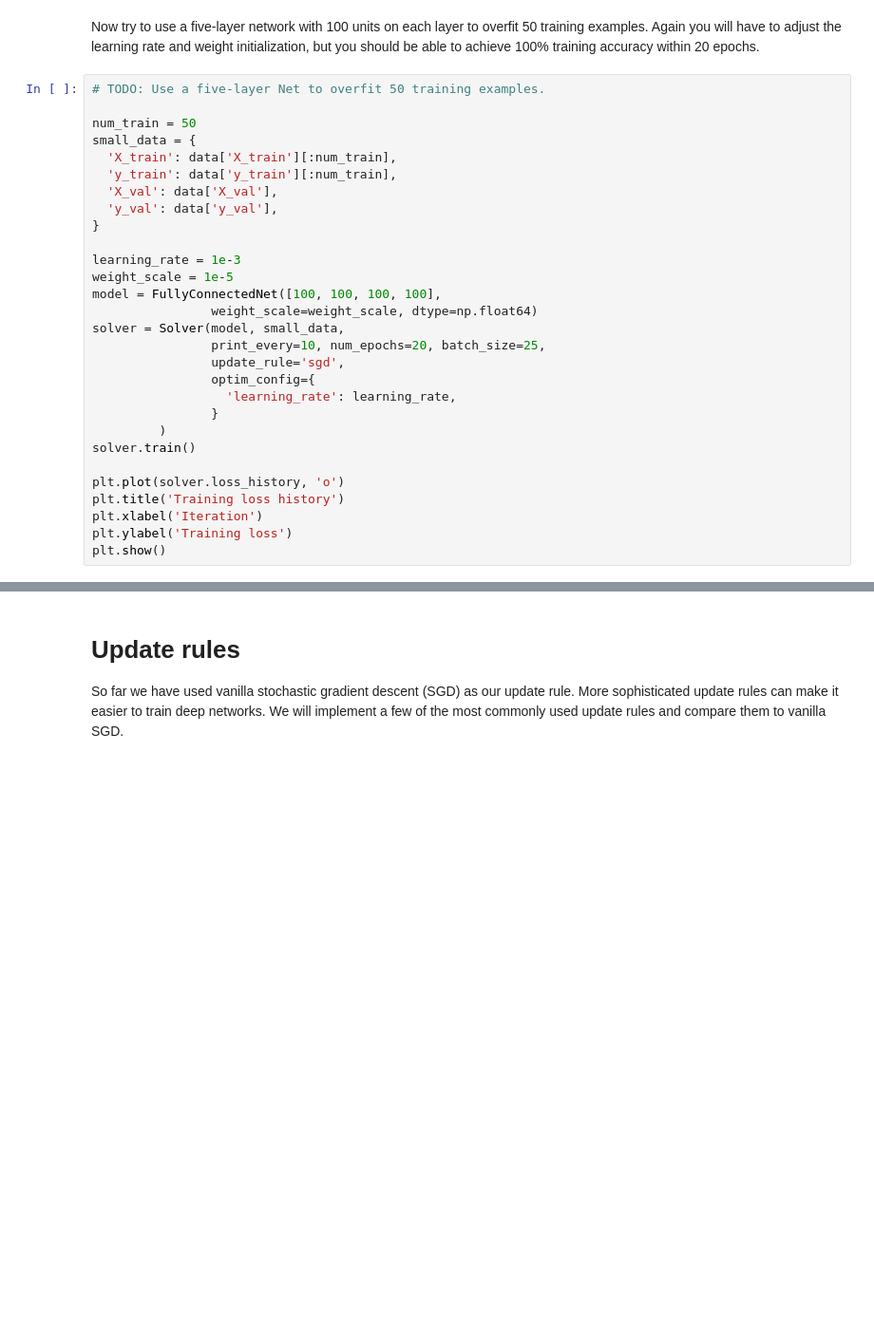
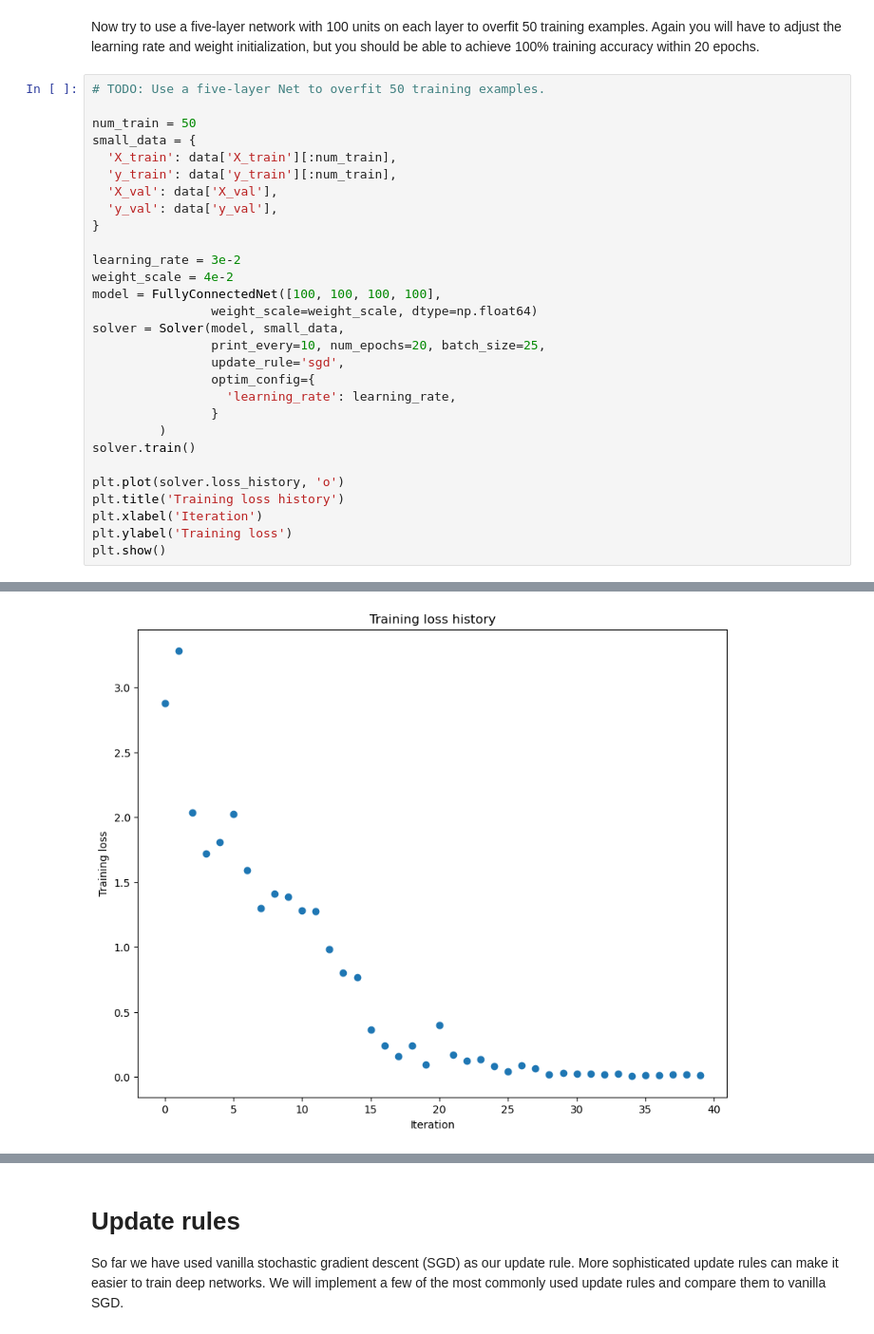
Before and after one commit to yiwengxie/cs231n, a Jupyter notebook: assignment2/FullyConnectedNets.ipynb, the cells around one changed output, grey strips where cells are left out. Shown: that part at 95% size. Saved outputs shown, nothing was run; the diff lists cells and outputs as text; blank space fills up the shorter version.

```diff
--- a/assignment2/FullyConnectedNets.ipynb
+++ b/assignment2/FullyConnectedNets.ipynb
@@ -451,8 +485,8 @@ small_data = {
   'y_val': data['y_val'],
 }
 
-learning_rate = 1e-3
-weight_scale = 1e-5
+learning_rate = 3e-2
+weight_scale = 4e-2
 model = FullyConnectedNet([100, 100, 100, 100],
                 weight_scale=weight_scale, dtype=np.float64)
 solver = Solver(model, small_data,
@@ -469,3 +503,4 @@ plt.title('Training loss history')
 plt.xlabel('Iteration')
 plt.ylabel('Training loss')
 plt.show()
+# %% [output]
@@ -472,3 +524,4 @@ plt.show()
+[figure, added]
 # %% [markdown]
 # Inline question:
 Did you notice anything about the comparative difficulty of training the three-layer net vs training the five layer net?
```
Also changed, not shown: parts of 7 cells of this notebook, 2 other files.
